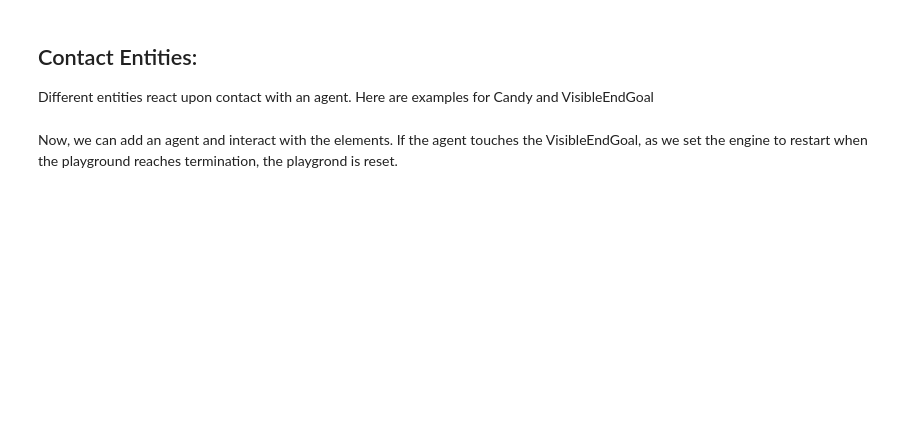
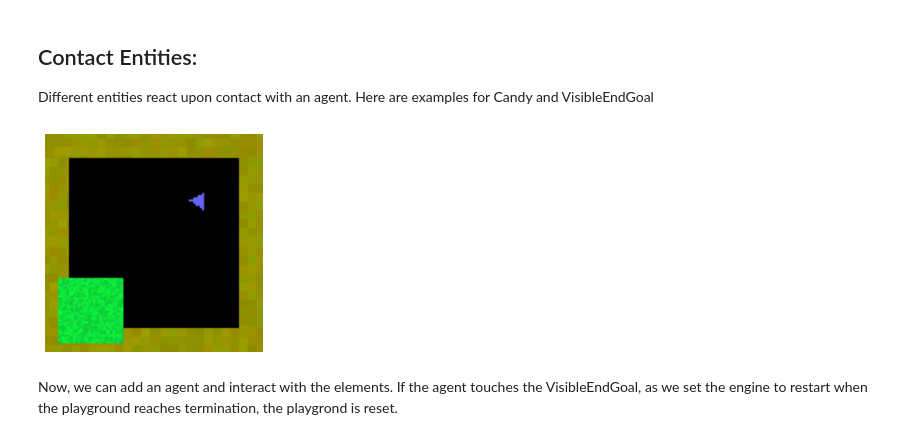
Before and after one commit to gaorkl/simple-playgrounds, a Jupyter notebook: tutorials/jupyter/03_SceneElements.ipynb, the cells around one changed output. Drawn from its saved outputs; the diff is of its cells as text; code cells hidden in the pictures; blank space fills up the shorter version.

```diff
--- a/tutorials/jupyter/03_SceneElements.ipynb
+++ b/tutorials/jupyter/03_SceneElements.ipynb
@@ -24,14 +29,16 @@ Different entities react upon contact with an agent. Here are examples for Candy
 # %%
 from simple_playgrounds.entities.scene_elements import VisibleEndGoal, Candy
 from simple_playgrounds.utils import PositionAreaSampler
 
 endgoal = VisibleEndGoal([20,20,0])
 my_playground.add_scene_element(endgoal)
 
 candy = Candy([70,70,0])
 my_playground.add_scene_element(candy)
 
-engine.display_full_scene()
+plt_image(engine.generate_topdown_image(mode='plt'))
+# %% [output]
+[figure, added]
 # %% [markdown]
 Now, we can add an agent and interact with the elements.
 If the agent touches the VisibleEndGoal, as we set the engine to restart when the playground reaches termination, the playgrond is reset.
```
Also changed, not shown: parts of 4 cells of this notebook, 15 other files.
